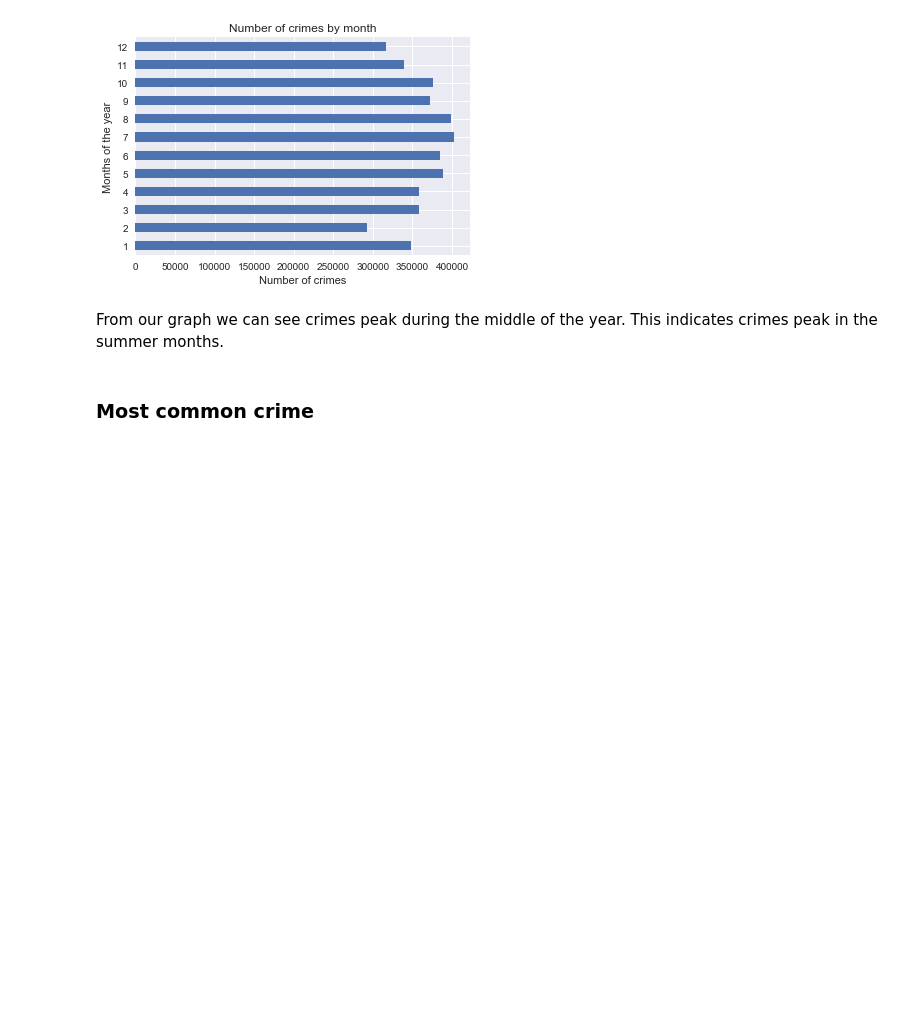
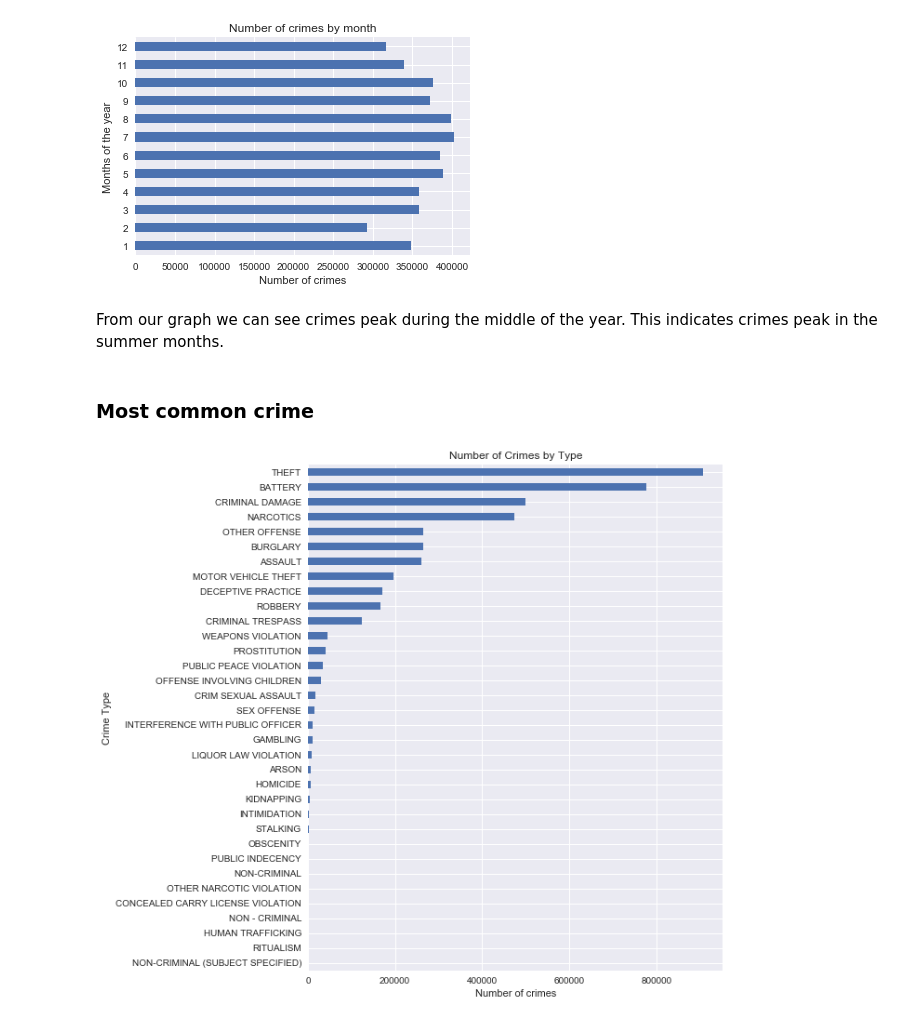
Before and after one commit to mwon3919/Data_Science_Projects, a Jupyter notebook: Crimes_Chicago/Chicago Crime Data Analysis.ipynb, the cells around one changed output. Saved outputs shown, nothing was run; the diff lists cells and outputs as text; code cells hidden in the pictures; blank space fills up the shorter version.

```diff
--- a/Crimes_Chicago/Chicago Crime Data Analysis.ipynb
+++ b/Crimes_Chicago/Chicago Crime Data Analysis.ipynb
@@ -257,3 +257,12 @@ plt.show()
 From our graph we can see crimes peak during the middle of the year. This indicates crimes peak in the summer months.
 # %% [markdown]
 ### Most common crime
+# %%
+plt.figure(figsize=(8,10))
+crimes.groupby([crimes['Primary Type']]).size().sort_values(ascending=True).plot(kind='barh')
+plt.title('Number of Crimes by Type')
+plt.xlabel('Number of crimes')
+plt.ylabel('Crime Type')
+plt.show()
+# %% [output]
+[figure, added]
```
Also changed, not shown: parts of 10 cells of this notebook.
